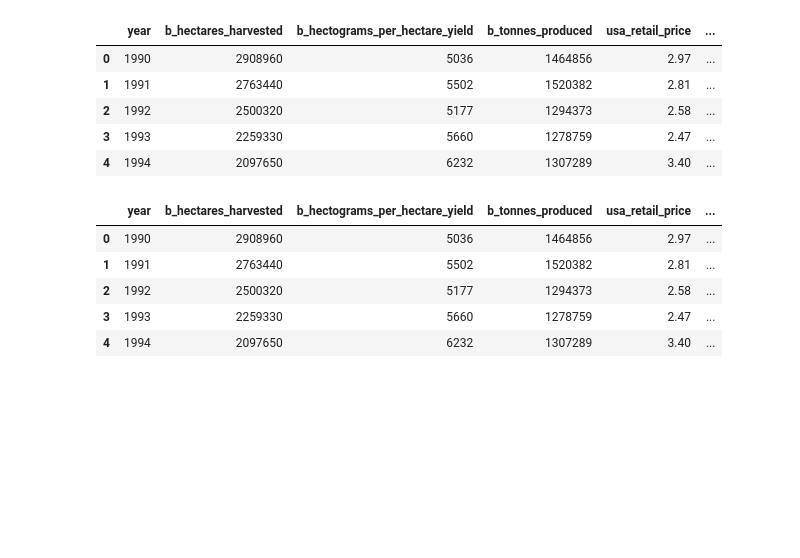
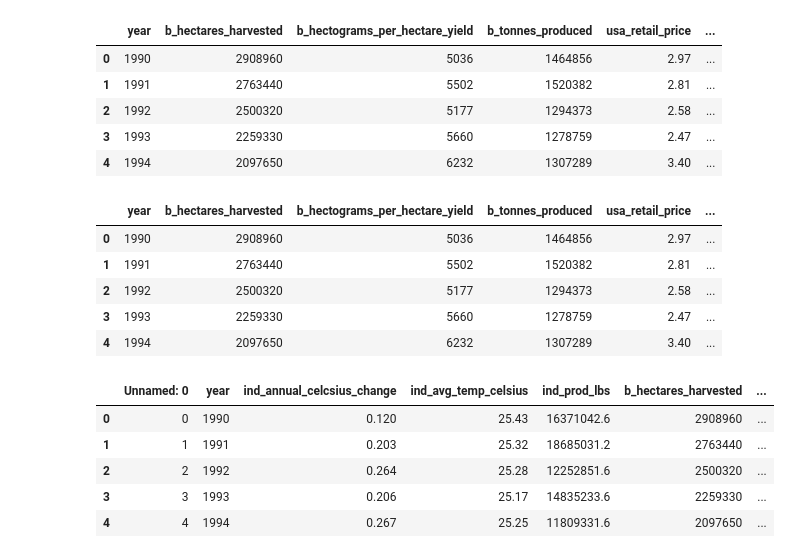
Before and after one commit to sanghyuns/Climate_Change_vs_Coffee_Production, a Jupyter notebook: Lara.ipynb, the cells around one changed output. Drawn from its saved outputs; the diff is of its cells as text; code cells hidden in the pictures; blank space fills up the shorter version.

```diff
--- a/Lara.ipynb
+++ b/Lara.ipynb
@@ -456,0 +461,11 @@ cleaned_merged_df.to_csv('./data/cleaned_merged_df.csv', index=False)
+# %%
+updated = pd.read_csv('./data/cleaned_merged_df2.csv')
+# %%
+updated.head()
+# %% [output]
+|  | Unnamed: 0 | year | ind_annual_celcsius_change | ind_avg_temp_celsius | ind_prod_lbs | b_hectares_harvested | ... |
+| 0 | 0 | 1990 | 0.120 | 25.43 | 16371042.6 | 2908960 | ... |
+| 1 | 1 | 1991 | 0.203 | 25.32 | 18685031.2 | 2763440 | ... |
+| 2 | 2 | 1992 | 0.264 | 25.28 | 12252851.6 | 2500320 | ... |
+| 3 | 3 | 1993 | 0.206 | 25.17 | 14835233.6 | 2259330 | ... |
+| 4 | 4 | 1994 | 0.267 | 25.25 | 11809331.6 | 2097650 | ... |
```
Also changed, not shown: parts of 2 cells of this notebook.
